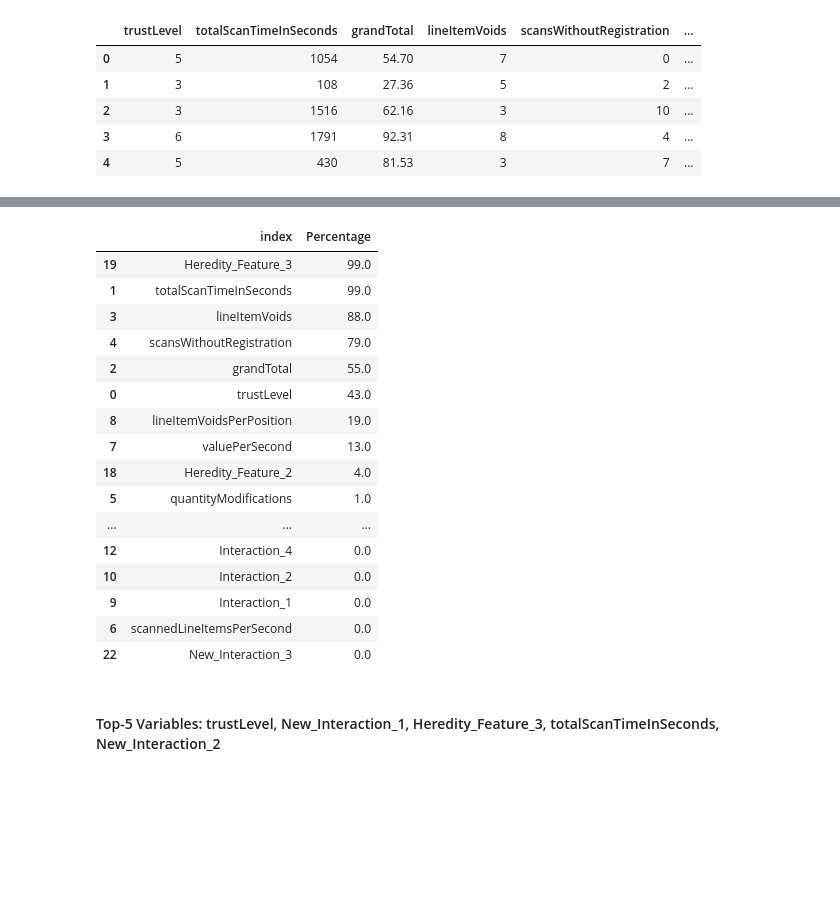
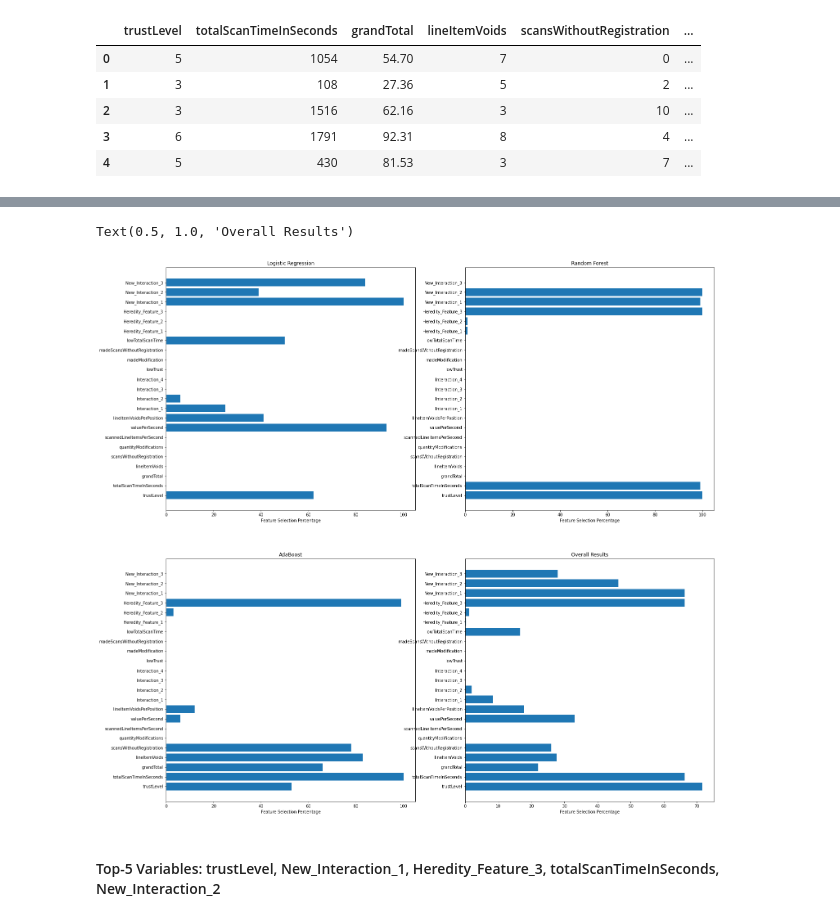
Before and after one commit to Evan-Callaghan/DATA-448-Predictive-Analytics, a Jupyter notebook: Homework Assignments/Homework Assignment 6.ipynb, the cells around one changed output, grey strips where cells are left out. Drawn from its saved outputs; the diff is of its cells as text; code cells hidden in the pictures; blank space fills up the shorter version.

```diff
--- a/Homework Assignments/Homework Assignment 6.ipynb
+++ b/Homework Assignments/Homework Assignment 6.ipynb
@@ -266,32 +179,44 @@ rf_support.sort_values('Percentage', ascending = False)
-# %%
-## AdaBoost Classifier feature selection:
-
-## Changing the results list to a data-frame
-ada_support = pd.DataFrame(ada_support, columns = X.columns)
-
-## Identifying features to be selected
-ada_support = pd.DataFrame(100 * ada_support.apply(np.sum, axis = 0) / ada_support.shape[0], columns = ['Percentage']).reset_index()
-
-## Printing results
-ada_support.sort_values('Percentage', ascending = False)
-# %% [output]
-|  | index | Percentage |
-| 19 | Heredity_Feature_3 | 99.0 |
-| 1 | totalScanTimeInSeconds | 99.0 |
-| 3 | lineItemVoids | 88.0 |
-| 4 | scansWithoutRegistration | 79.0 |
-| 2 | grandTotal | 55.0 |
-| 0 | trustLevel | 43.0 |
-| 8 | lineItemVoidsPerPosition | 19.0 |
-| 7 | valuePerSecond | 13.0 |
-| 18 | Heredity_Feature_2 | 4.0 |
-| 5 | quantityModifications | 1.0 |
-| ... | ... | ... |
-| 12 | Interaction_4 | 0.0 |
-| 10 | Interaction_2 | 0.0 |
-| 9 | Interaction_1 | 0.0 |
-| 6 | scannedLineItemsPerSecond | 0.0 |
-| 22 | New_Interaction_3 | 0.0 |
+# %%
+## Changing result lists to data-frames
+
+## Logistic Regression
+logit_support = pd.DataFrame(logit_support, columns = X.columns)
+logit = 100 * logit_support.apply(np.sum, axis = 0) / logit_support.shape[0]
+
+## Random Forest
+rf_support = pd.DataFrame(rf_support, columns = X.columns)
+rf = 100 * rf_support.apply(np.sum, axis = 0) / rf_support.shape[0]
+
+## AdaBoost
+ada_support = pd.DataFrame(ada_support, columns = X.columns)
+ada = 100 * ada_support.apply(np.sum, axis = 0) / ada_support.shape[0]
+
+## Overall
+results_rfe = pd.DataFrame(results_rfe, columns = X.columns)
+results = 100 * results_rfe.apply(np.sum, axis = 0) / results_rfe.shape[0]
+# %%
+## Graphing results
+
+fig, axes = plt.subplots(2, 2, figsize = (24, 24))
+
+axes[0, 0].barh(logit.index, logit.values)
+axes[0, 0].set_xlabel('Feature Selection Percentage')
+axes[0, 0].set_title('Logistic Regression')
+
+axes[0, 1].barh(rf.index, rf.values)
+axes[0, 1].set_xlabel('Feature Selection Percentage')
+axes[0, 1].set_title('Random Forest')
+
+axes[1, 0].barh(ada.index, ada.values)
+axes[1, 0].set_xlabel('Feature Selection Percentage')
+axes[1, 0].set_title('AdaBoost')
+
+axes[1, 1].barh(results.index, results.values)
+axes[1, 1].set_xlabel('Feature Selection Percentage')
+axes[1, 1].set_title('Overall Results')
+# %% [output]
+Text(0.5, 1.0, 'Overall Results')
+[figure, added]
 # %% [markdown]
 #### Top-5 Variables: trustLevel, New_Interaction_1, Heredity_Feature_3, totalScanTimeInSeconds, New_Interaction_2
 # %% [markdown]
```
Also changed, not shown: parts of 6 cells of this notebook.
